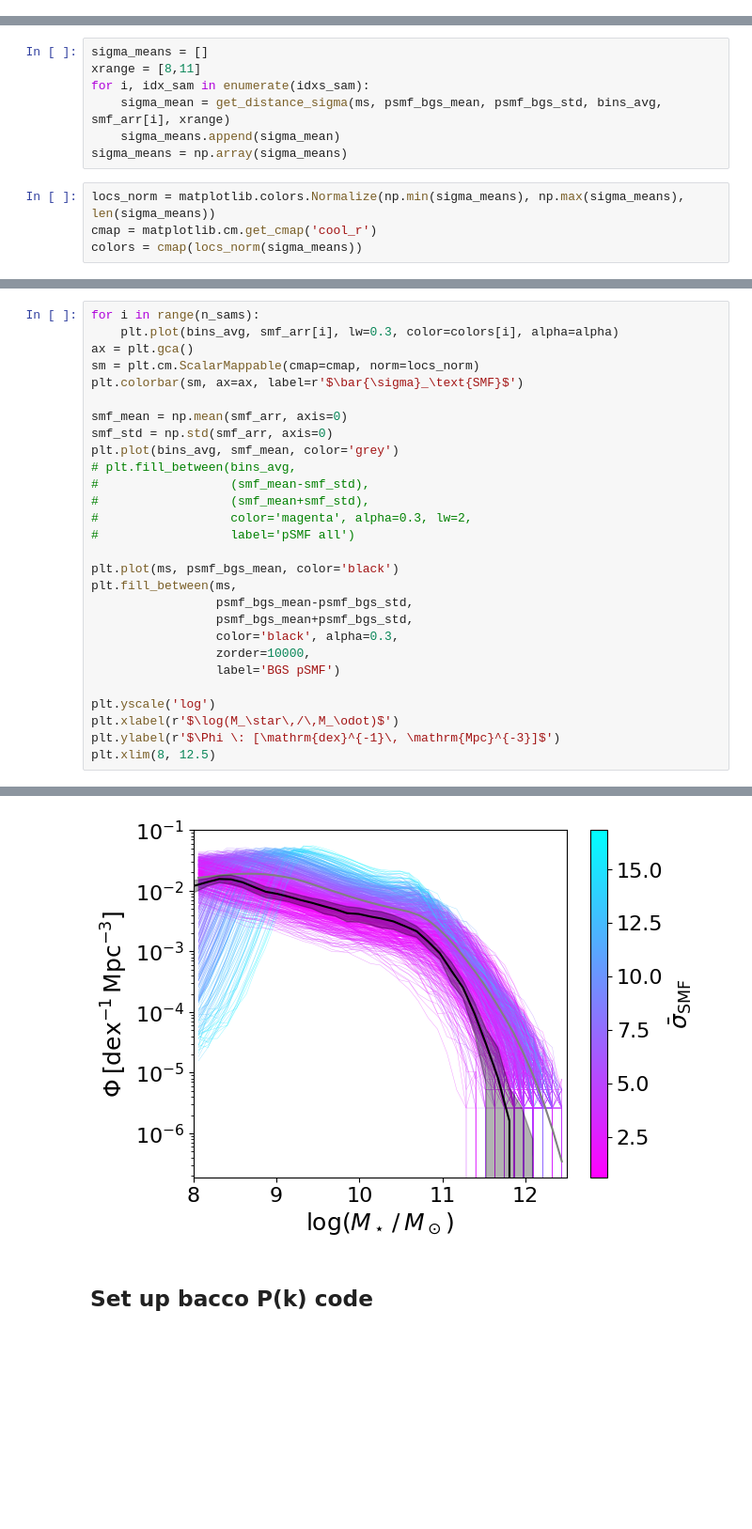
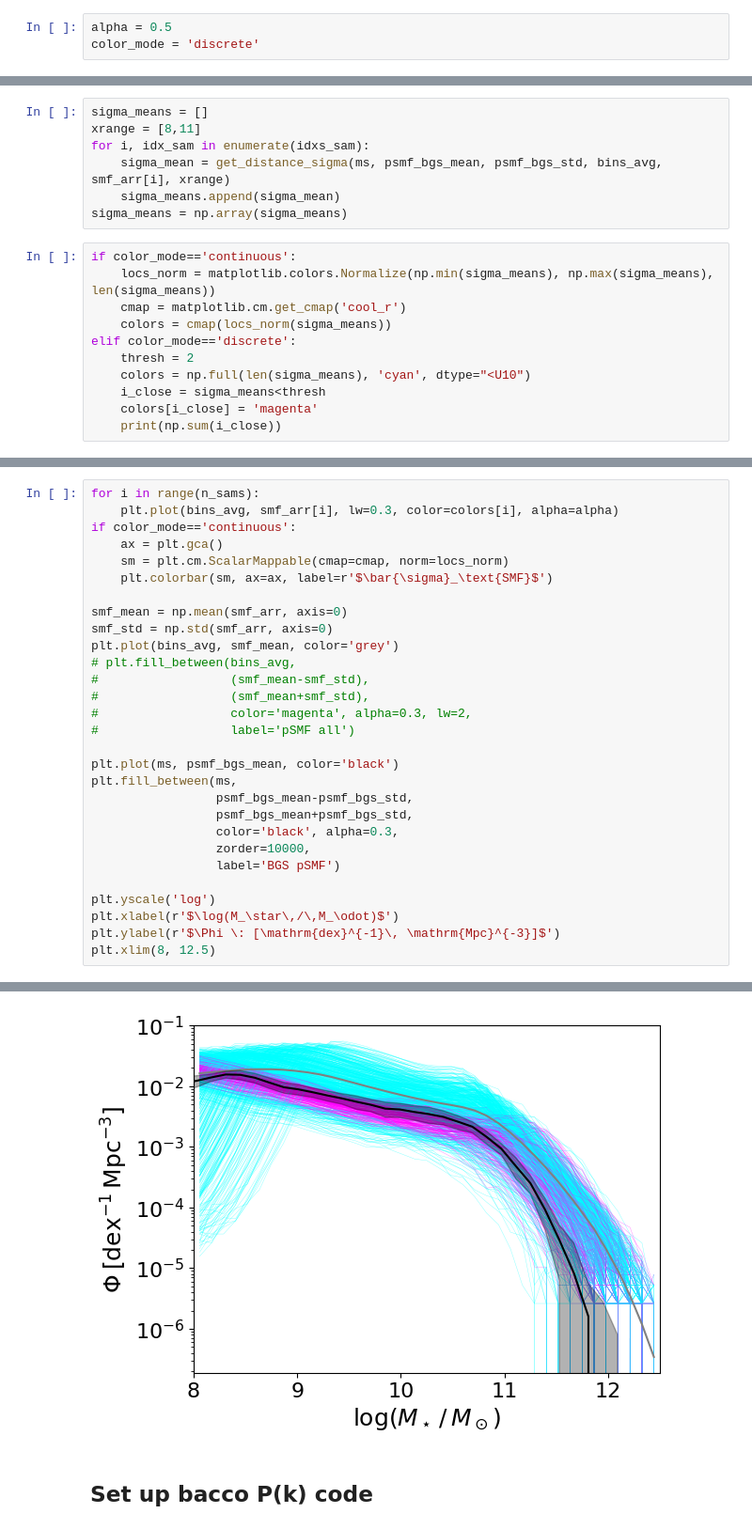
Before and after one commit to kstoreyf/biasexp-target-observable, a Jupyter notebook: notebooks/2023-01-04_camels-sam_biasexp_fit_load.ipynb, the cells around one changed output, grey strips where cells are left out. Shown at 94% size. Drawn from its saved outputs; the diff is of its cells as text; blank space fills up the shorter version.

```diff
--- a/notebooks/2023-01-04_camels-sam_biasexp_fit_load.ipynb
+++ b/notebooks/2023-01-04_camels-sam_biasexp_fit_load.ipynb
@@ -25,3 +23,6 @@ alpha = 0.5
+# %%
+alpha = 0.5
+color_mode = 'discrete'
 # %% [markdown]
 ## Load SAM data from hdf5 files
 # %%
@@ -110,6 +115,13 @@ for i, idx_sam in enumerate(idxs_sam):
     sigma_means.append(sigma_mean)
 sigma_means = np.array(sigma_means)
 # %%
-locs_norm = matplotlib.colors.Normalize(np.min(sigma_means), np.max(sigma_means), len(sigma_means))
-cmap = matplotlib.cm.get_cmap('cool_r')
-colors = cmap(locs_norm(sigma_means))
+if color_mode=='continuous':
+    locs_norm = matplotlib.colors.Normalize(np.min(sigma_means), np.max(sigma_means), len(sigma_means))
+    cmap = matplotlib.cm.get_cmap('cool_r')
+    colors = cmap(locs_norm(sigma_means))
+elif color_mode=='discrete':
+    thresh = 2
+    colors = np.full(len(sigma_means), 'cyan', dtype="<U10")
+    i_close = sigma_means<thresh
+    colors[i_close] = 'magenta'
+    print(np.sum(i_close))
@@ -116,34 +130,35 @@ colors = cmap(locs_norm(sigma_means))
 # %%
 for i in range(n_sams):
     plt.plot(bins_avg, smf_arr[i], lw=0.3, color=colors[i], alpha=alpha)
-ax = plt.gca()
-sm = plt.cm.ScalarMappable(cmap=cmap, norm=locs_norm)
-plt.colorbar(sm, ax=ax, label=r'$\bar{\sigma}_\text{SMF}$')
+if color_mode=='continuous':
+    ax = plt.gca()
+    sm = plt.cm.ScalarMappable(cmap=cmap, norm=locs_norm)
+    plt.colorbar(sm, ax=ax, label=r'$\bar{\sigma}_\text{SMF}$')
 
 smf_mean = np.mean(smf_arr, axis=0)
 smf_std = np.std(smf_arr, axis=0)
 plt.plot(bins_avg, smf_mean, color='grey')
 # plt.fill_between(bins_avg,
 #                  (smf_mean-smf_std),
 #                  (smf_mean+smf_std),
 #                  color='magenta', alpha=0.3, lw=2,
 #                  label='pSMF all')
 
 plt.plot(ms, psmf_bgs_mean, color='black')
 plt.fill_between(ms,
                  psmf_bgs_mean-psmf_bgs_std,
                  psmf_bgs_mean+psmf_bgs_std,
                  color='black', alpha=0.3,
                  zorder=10000,
                  label='BGS pSMF')
 
 plt.yscale('log')
 plt.xlabel(r'$\log(M_\star\,/\,M_\odot)$')
 plt.ylabel(r'$\Phi \: [\mathrm{dex}^{-1}\, \mathrm{Mpc}^{-3}]$')
 plt.xlim(8, 12.5)
 # %% [output]
 (8.0, 12.5)
-[figure, old version]
+[figure, new version]
 # %% [markdown]
 ## Set up bacco P(k) code
 # %%
```
Also changed, not shown: parts of 12 cells of this notebook, 1 other file.
